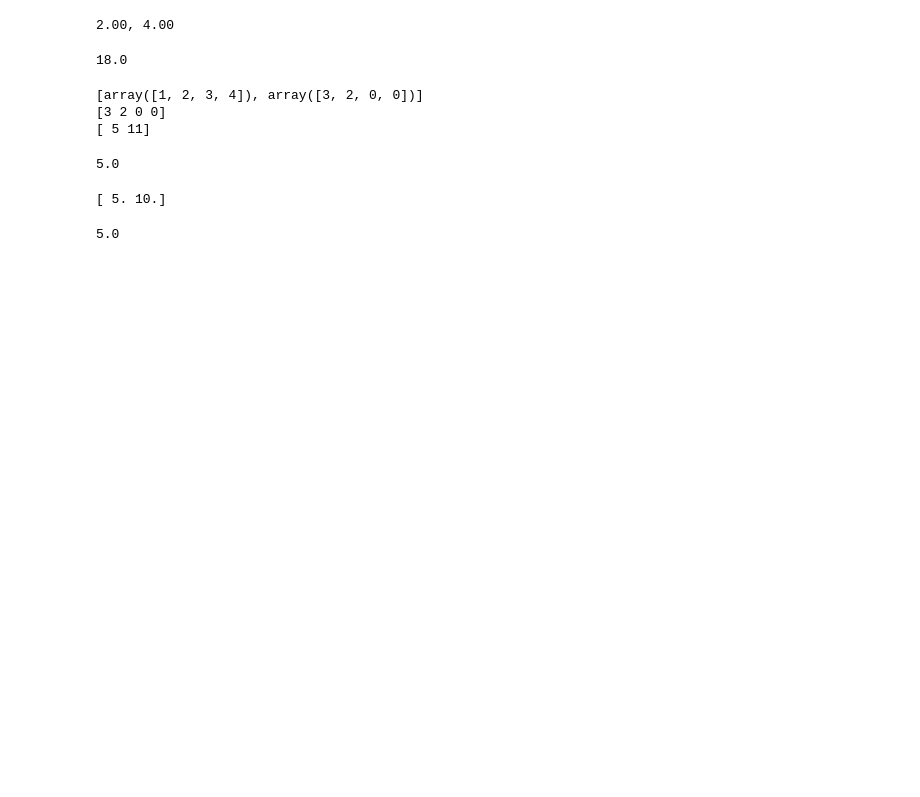
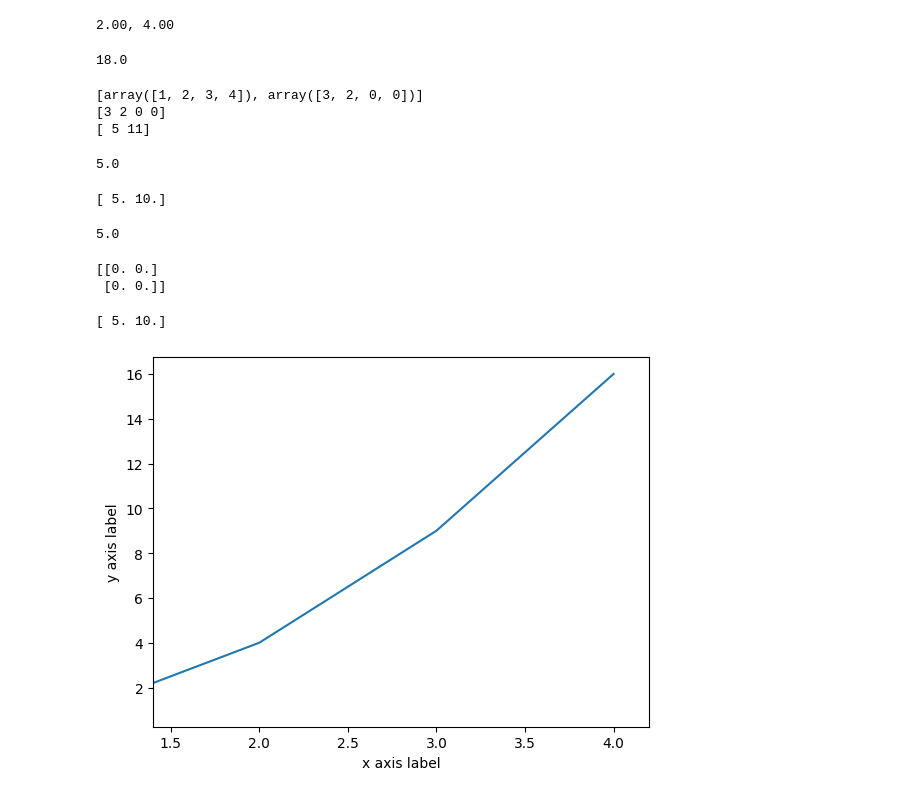
Before and after one commit to bishnuparajuli024/supply-chain-analytics, a Jupyter notebook: supply_chain_analytics_MITx.ipynb, the cells around one changed output. Saved outputs shown, nothing was run; the diff lists cells and outputs as text; code cells hidden in the pictures; blank space fills up the shorter version.

```diff
--- a/supply_chain_analytics_MITx.ipynb
+++ b/supply_chain_analytics_MITx.ipynb
@@ -279,3 +279,10 @@ print(autograd.grad(plane)(x0))
 print(autograd.grad(plane)(x0)[0])
 # %% [output]
 5.0
+# %%
+# hessian matrix
+# does not make sense for a linear function, but still included for completeness
+print(autograd.hessian(plane)(x0))
+# %% [output]
+[[0. 0.]
+ [0. 0.]]
@@ -281,0 +294,9 @@ print(autograd.grad(plane)(x0)[0])
+# %%
+x0 = np.array([1.0,2.0])
+a = 5.0
+b = 10.0
+
+# the 0 tells autograd to differentiate wrt the first argument only
+print(autograd.grad(planeB,0)(x0,a,b))
+# %% [output]
+[ 5. 10.]
@@ -281,0 +305,11 @@ print(autograd.grad(plane)(x0)[0])
+# %%
+fig = plt.figure()
+ax = plt.plot([1,2,3,4],[1,4,9,16])
+plt.xlabel('x axis label')
+plt.ylabel('y axis label')
+plt.xlim([1.4, 4.2])
+plt.show()
+
+# many options exist to make plots nicer, e.g., linewidths, color, labels, legends...
+# %% [output]
+[figure, added]
```
Also changed, not shown: parts of 2 cells of this notebook.
